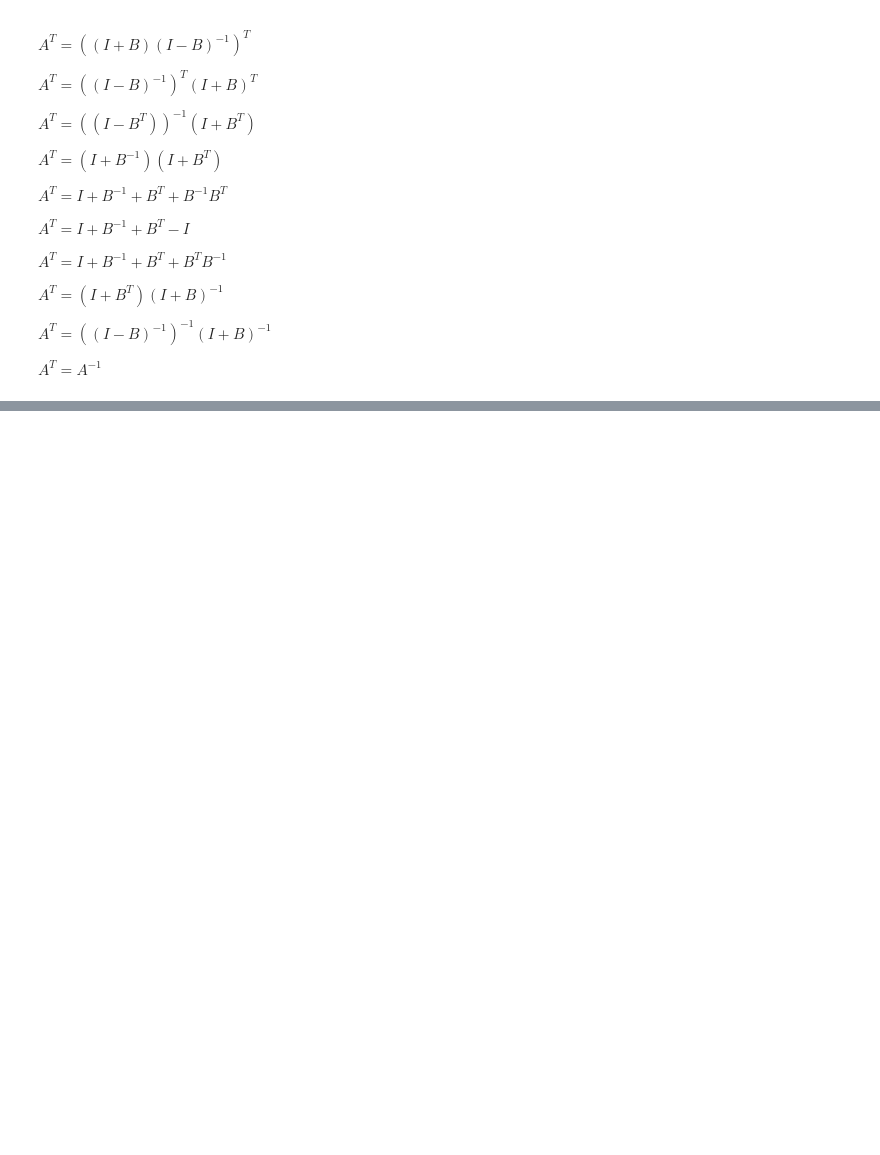
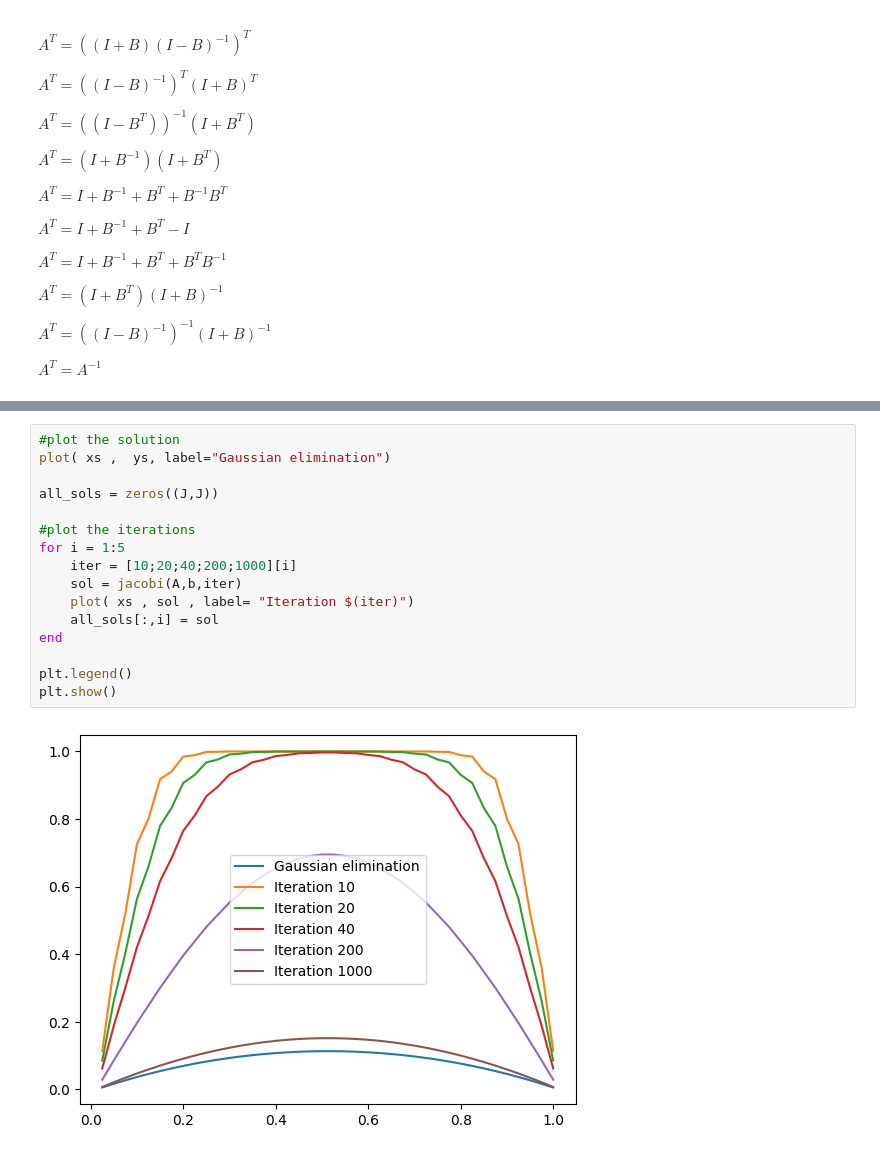
Before and after one commit to ericschulman/numerical, a Jupyter notebook: homework1.ipynb, the cells around one changed output, grey strips where cells are left out. Drawn from its saved outputs; the diff is of its cells as text; blank space fills up the shorter version.

```diff
--- a/homework1.ipynb
+++ b/homework1.ipynb
@@ -265,0 +364,18 @@ Closest candidates are:
+# %%
+#plot the solution
+plot( xs ,  ys, label="Gaussian elimination")
+
+all_sols = zeros((J,J))
+
+#plot the iterations
+for i = 1:5
+    iter = [10;20;40;200;1000][i]
+    sol = jacobi(A,b,iter)
+    plot( xs , sol , label= "Iteration $(iter)")
+    all_sols[:,i] = sol
+end
+
+plt.legend()
+plt.show()
+# %% [output]
+[figure, added]
```
Also changed, not shown: parts of 13 cells of this notebook.
